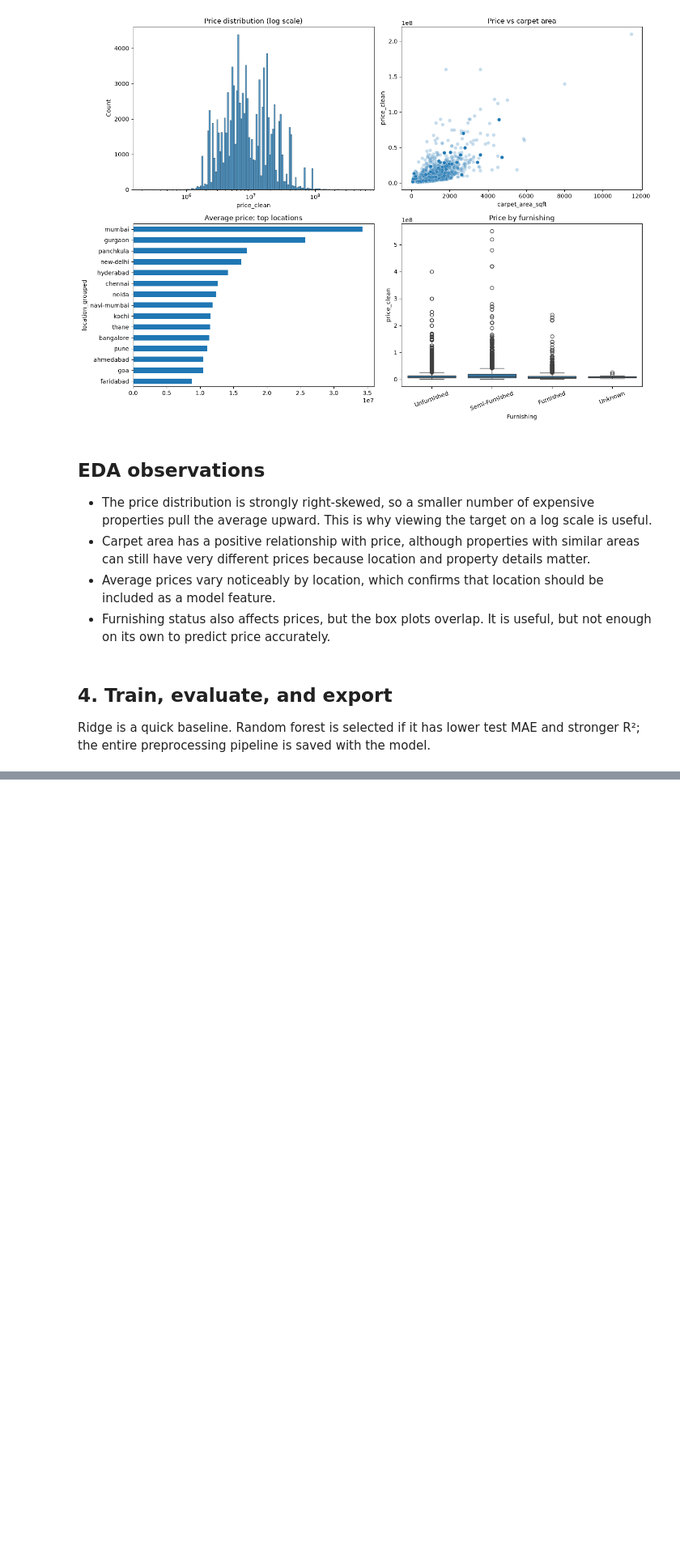
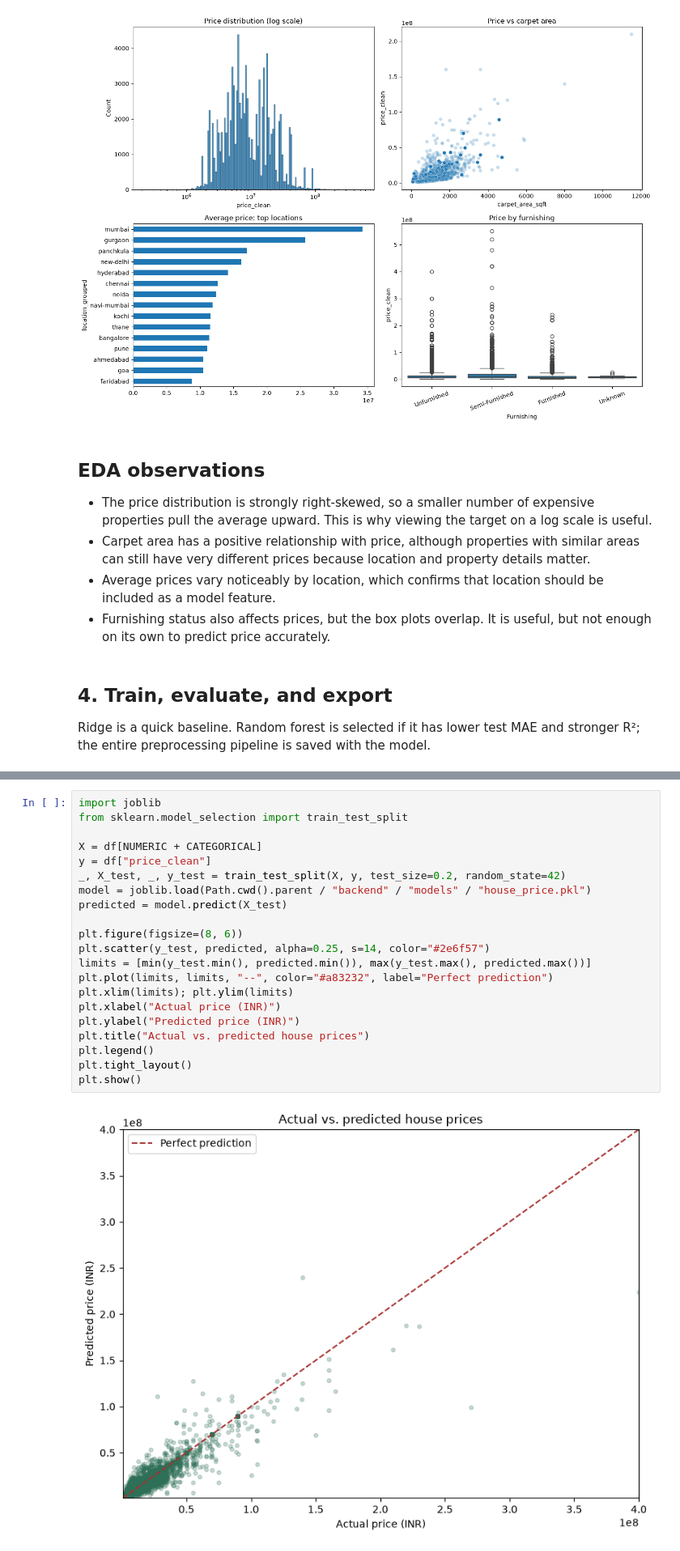
Before and after one commit to ziad643/house-price-project, a Jupyter notebook: notebooks/house_price_model.ipynb, the cells around one changed output, grey strips where cells are left out. Shown at 81% size. Cells and saved outputs as stored; diff of their text form; blank space fills up the shorter version.

Commit message:
Complete data cleaning and evaluation

```diff
--- a/notebooks/house_price_model.ipynb
+++ b/notebooks/house_price_model.ipynb
@@ -112,3 +120,26 @@ random_forest {'MAE': 1061248.01, 'RMSE': 3997193.53, 'R2': 0.9207}
+# %%
+import joblib
+from sklearn.model_selection import train_test_split
+
+X = df[NUMERIC + CATEGORICAL]
+y = df["price_clean"]
+_, X_test, _, y_test = train_test_split(X, y, test_size=0.2, random_state=42)
+model = joblib.load(Path.cwd().parent / "backend" / "models" / "house_price.pkl")
+predicted = model.predict(X_test)
+
+plt.figure(figsize=(8, 6))
+plt.scatter(y_test, predicted, alpha=0.25, s=14, color="#2e6f57")
+limits = [min(y_test.min(), predicted.min()), max(y_test.max(), predicted.max())]
+plt.plot(limits, limits, "--", color="#a83232", label="Perfect prediction")
+plt.xlim(limits); plt.ylim(limits)
+plt.xlabel("Actual price (INR)")
+plt.ylabel("Predicted price (INR)")
+plt.title("Actual vs. predicted house prices")
+plt.legend()
+plt.tight_layout()
+plt.show()
+# %% [output]
+[figure, added]
 # %% [markdown]
 ## Model comparison and conclusion
 
```
Also changed, not shown: parts of 5 cells of this notebook, 9 other files.
